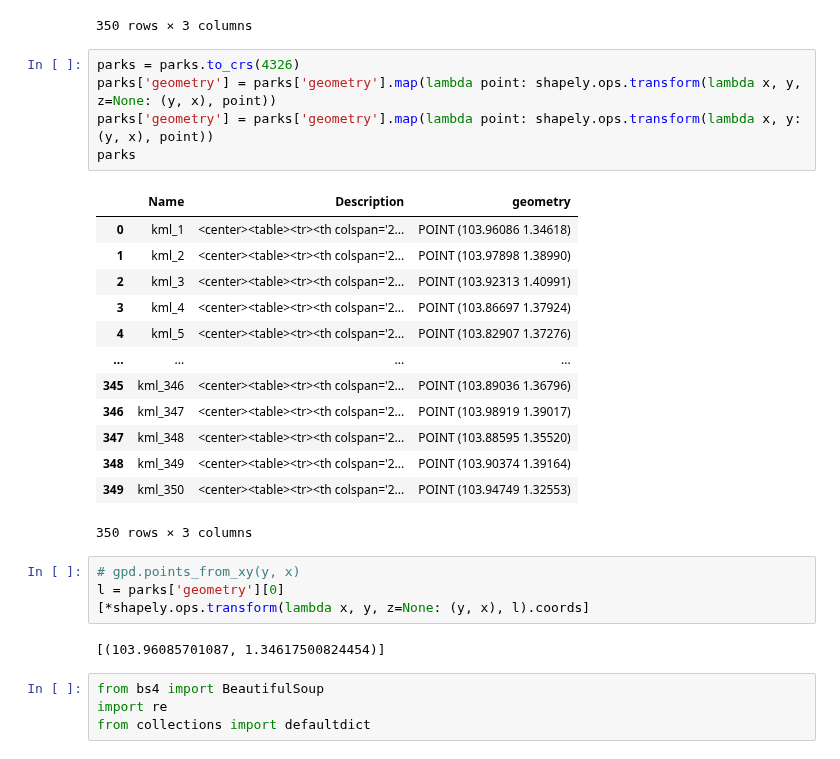
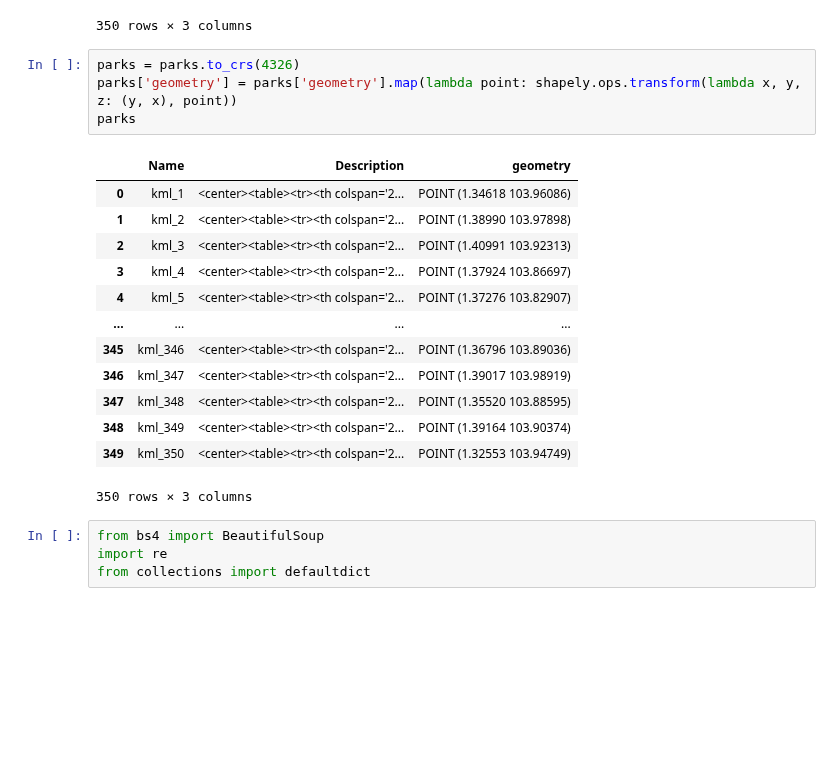
Before and after one commit to mcmanus-git/Singapore-HDB, a Jupyter notebook: michael/EDA/parks_load.ipynb, the cells around one changed output. Cells and saved outputs as stored; diff of their text form; blank space fills up the shorter version.

```diff
--- a/michael/EDA/parks_load.ipynb
+++ b/michael/EDA/parks_load.ipynb
@@ -21,29 +25,22 @@ parks
 350 rows × 3 columns
 # %%
 parks = parks.to_crs(4326)
-parks['geometry'] = parks['geometry'].map(lambda point: shapely.ops.transform(lambda x, y, z=None: (y, x), point))
-parks['geometry'] = parks['geometry'].map(lambda point: shapely.ops.transform(lambda x, y: (y, x), point))
+parks['geometry'] = parks['geometry'].map(lambda point: shapely.ops.transform(lambda x, y, z: (y, x), point))
 parks
 # %% [output]
 |  | Name | Description | geometry |
-| 0 | kml_1 | <center><table><tr><th colspan='2... | POINT (103.96086 1.34618) |
-| 1 | kml_2 | <center><table><tr><th colspan='2... | POINT (103.97898 1.38990) |
-| 2 | kml_3 | <center><table><tr><th colspan='2... | POINT (103.92313 1.40991) |
-| 3 | kml_4 | <center><table><tr><th colspan='2... | POINT (103.86697 1.37924) |
-| 4 | kml_5 | <center><table><tr><th colspan='2... | POINT (103.82907 1.37276) |
+| 0 | kml_1 | <center><table><tr><th colspan='2... | POINT (1.34618 103.96086) |
+| 1 | kml_2 | <center><table><tr><th colspan='2... | POINT (1.38990 103.97898) |
+| 2 | kml_3 | <center><table><tr><th colspan='2... | POINT (1.40991 103.92313) |
+| 3 | kml_4 | <center><table><tr><th colspan='2... | POINT (1.37924 103.86697) |
+| 4 | kml_5 | <center><table><tr><th colspan='2... | POINT (1.37276 103.82907) |
 | ... | ... | ... | ... |
-| 345 | kml_346 | <center><table><tr><th colspan='2... | POINT (103.89036 1.36796) |
-| 346 | kml_347 | <center><table><tr><th colspan='2... | POINT (103.98919 1.39017) |
-| 347 | kml_348 | <center><table><tr><th colspan='2... | POINT (103.88595 1.35520) |
-| 348 | kml_349 | <center><table><tr><th colspan='2... | POINT (103.90374 1.39164) |
-| 349 | kml_350 | <center><table><tr><th colspan='2... | POINT (103.94749 1.32553) |
+| 345 | kml_346 | <center><table><tr><th colspan='2... | POINT (1.36796 103.89036) |
+| 346 | kml_347 | <center><table><tr><th colspan='2... | POINT (1.39017 103.98919) |
+| 347 | kml_348 | <center><table><tr><th colspan='2... | POINT (1.35520 103.88595) |
+| 348 | kml_349 | <center><table><tr><th colspan='2... | POINT (1.39164 103.90374) |
+| 349 | kml_350 | <center><table><tr><th colspan='2... | POINT (1.32553 103.94749) |
 350 rows × 3 columns
-# %%
-# gpd.points_from_xy(y, x)
-l = parks['geometry'][0]
-[*shapely.ops.transform(lambda x, y, z=None: (y, x), l).coords]
-# %% [output]
-[(103.96085701087, 1.34617500824454)]
 # %%
 from bs4 import BeautifulSoup
 import re
```
Also changed, not shown: parts of 10 cells of this notebook, 12 other files.
